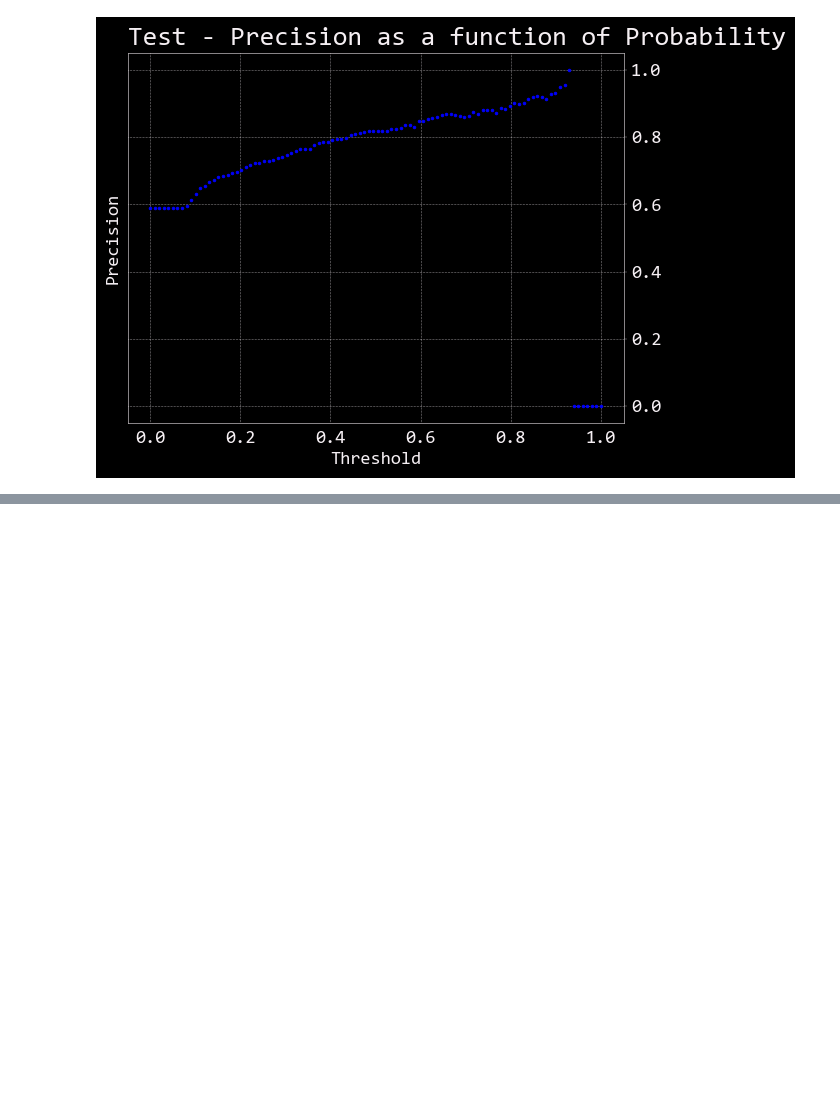
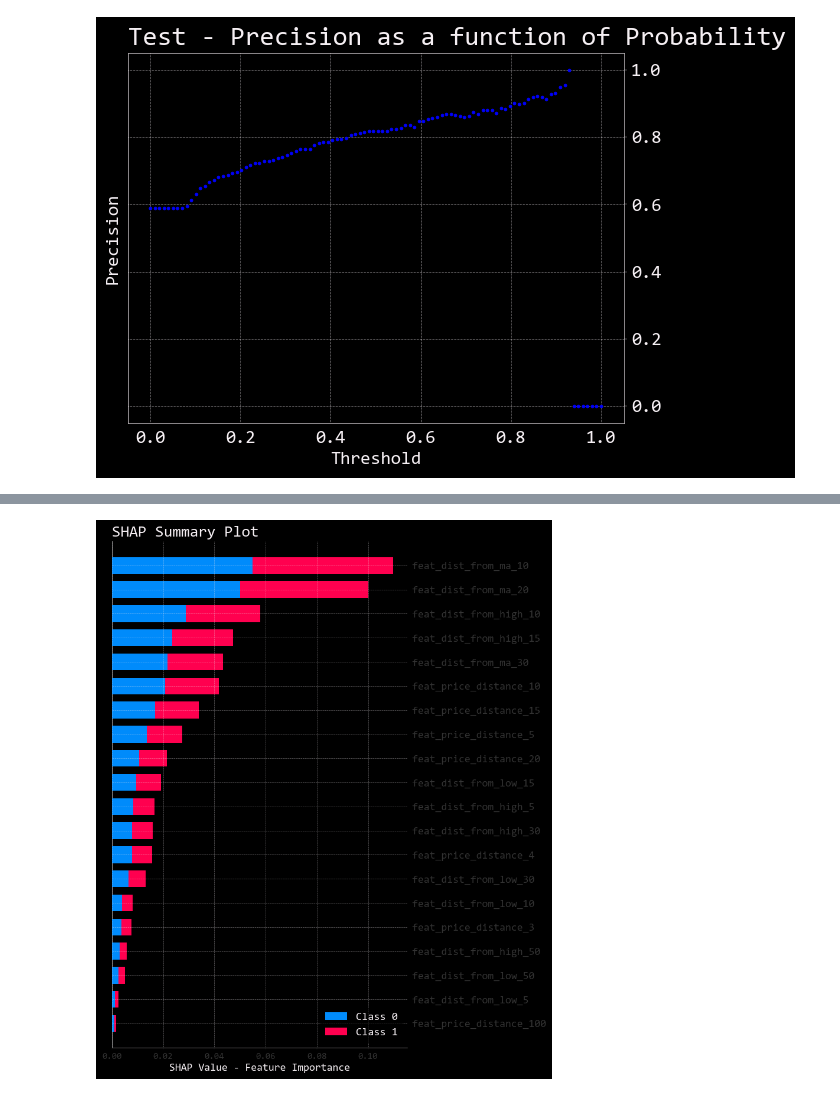
Before and after one commit to mikewenner/Data_Science, a Jupyter notebook: ML_trend_predict.ipynb, the cells around one changed output, grey strips where cells are left out. Drawn from its saved outputs; the diff is of its cells as text; code cells hidden in the pictures; blank space fills up the shorter version.

```diff
--- a/ML_trend_predict.ipynb
+++ b/ML_trend_predict.ipynb
@@ -512,0 +567,40 @@ get_precision_curve(clf, x_test, y_test, 'Test - Precision as a function of Prob
+# %%
+# Can also use a shap plot
+
+# Initialize a SHAP explainer with the random forest model
+explainer = shap.TreeExplainer(clf)
+
+# Compute SHAP values for the training data
+shap_values = explainer.shap_values(x_train)
+
+# Plot the SHAP summary plot
+shap.summary_plot(shap_values, x_train, plot_type="bar", show=False)
+
+
+# below modifies the standard output so can move the legend & add title
+# Access the current matplotlib figure and axes
+fig = plt.gcf() #plt.gcf() is get current figure --> gets the shap plot
+ax = fig.get_axes() #this gets the axes from the figure (plot from previous)
+
+# Add a title to your plot
+if ax:
+    ax[0].set_title("SHAP Summary Plot")
+
+    # Set the Y-axis label
+    ax[0].set_xlabel("SHAP Value - Feature Importance")
+
+# Assuming the legend is the last artist in the axes, get the legend
+if ax and ax[0].get_legend() is not None:
+    legend = ax[0].get_legend()
+
+    # Remove the original legend
+    legend.remove()
+
+    # Create a new legend and place it in the lower right corner
+    # Adjust the bbox_to_anchor values as needed for exact placement
+    ax[0].legend(loc='lower right', bbox_to_anchor=(1, 0))
+
+# Show the plot with the new legend position
+plt.show()
+# %% [output]
+[figure, added]
```
Also changed, not shown: parts of 7 cells of this notebook, 1 other file.
